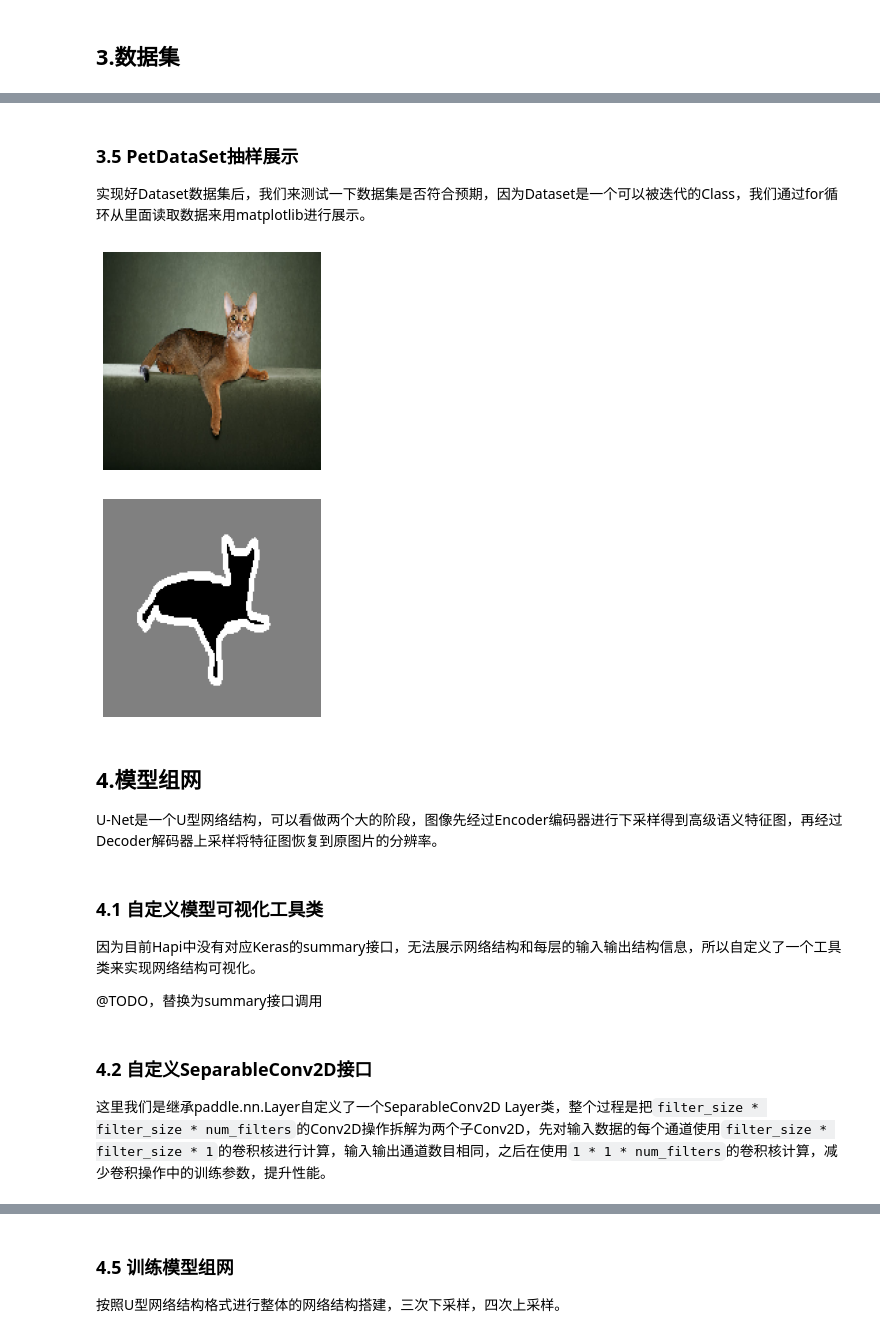
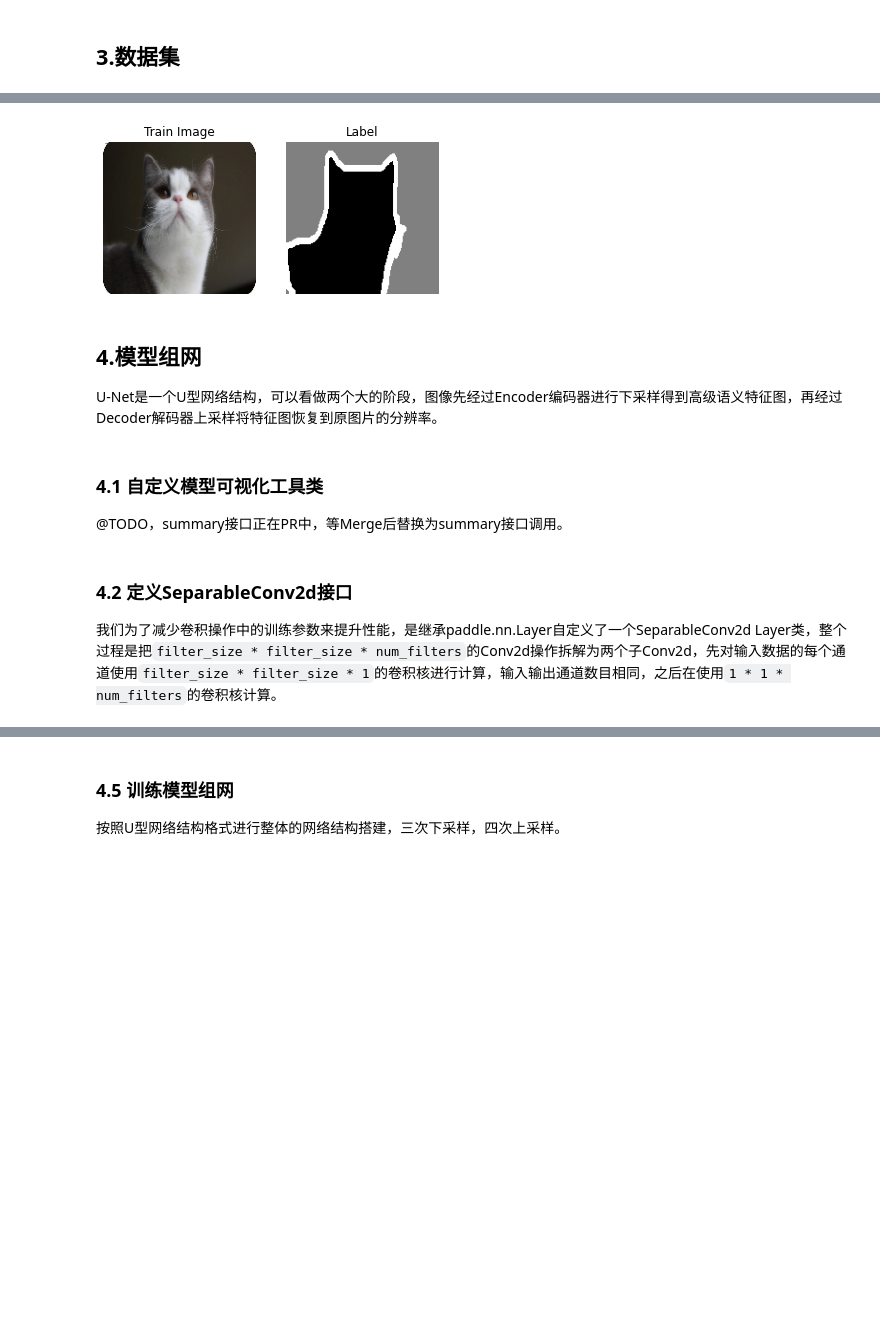
Before and after one commit to PaddlePaddle/book, a Jupyter notebook: paddle2.0_docs/image_segmentation/pets_image_segmentation_U_Net_like.ipynb, the cells around one changed output, grey strips where cells are left out. Drawn from its saved outputs; the diff is of its cells as text; code cells hidden in the pictures; blank space fills up the shorter version.

Commit message:
upgrade code that in image_segmentation from 2.0-alpha to 2.0-beta  (#879)
* image segmentation with u-net notebook

* update segmentation notebook

* upgrade code from 2.0-alpha to 2.0-beta

```diff
--- a/paddle2.0_docs/image_segmentation/pets_image_segmentation_U_Net_like.ipynb
+++ b/paddle2.0_docs/image_segmentation/pets_image_segmentation_U_Net_like.ipynb
@@ -106,0 +92,7 @@ images/Abyssinian_107.jpg | annotations/trimaps/Abyssinian_107.png
+# %%
+train_images_path = "images/"
+label_images_path = "annotations/trimaps/"
+
+print("用于训练的图片样本数量:", len([os.path.join(train_images_path, image_name)
+          for image_name in os.listdir(train_images_path)
+          if image_name.endswith('.jpg')]))
@@ -253,27 +265,29 @@ class PetDataSet(Dataset):
-# %% [markdown]
-### 3.5 PetDataSet抽样展示
-
-实现好Dataset数据集后，我们来测试一下数据集是否符合预期，因为Dataset是一个可以被迭代的Class，我们通过for循环从里面读取数据来用matplotlib进行展示。
 # %%
-import matplotlib.pyplot as plt
+# 训练数据集
+train_dataset = PetDataset(train_images_path, label_images_path, mode='train')
 
+# 验证数据集
+val_dataset = PetDataset(train_images_path, label_images_path, mode='test')
 
-for i in PetDataSet((160, 160), input_img_paths, target_img_paths):
-    # 原图
-    plt.figure()
-    plt.imshow(i[0].transpose((1, 2, 0)).astype('uint8'))
-    plt.axis("off")
-    plt.show()
+# 抽样一个数据
+image, label = train_dataset[0]
 
-    # Mask
-    plt.figure()
-    plt.imshow(np.squeeze(i[1], axis=0).astype('uint8'), cmap='gray')
-    plt.axis("off")
-    plt.show()
-    break
+# 进行图片的展示
+plt.figure()
+
+plt.subplot(1,2,1),
+plt.title('Train Image')
+plt.imshow(image.transpose((1, 2, 0)).astype('uint8'))
+plt.axis('off')
+
+plt.subplot(1,2,2),
+plt.title('Label')
+plt.imshow(np.squeeze(label, axis=0).astype('uint8'), cmap='gray')
+plt.axis('off')
+
+plt.show()
 # %% [output]
-[figure, old version]
+[figure, new version]
-[figure, removed]
 # %% [markdown]
 ## 4.模型组网
 
@@ -281,7 +295,6 @@ U-Net是一个U型网络结构，可以看做两个大的阶段，图像先经
 # %% [markdown]
 ### 4.1 自定义模型可视化工具类
 
-因为目前Hapi中没有对应Keras的summary接口，无法展示网络结构和每层的输入输出结构信息，所以自定义了一个工具类来实现网络结构可视化。
 
-@TODO，替换为summary接口调用
+@TODO，summary接口正在PR中，等Merge后替换为summary接口调用。
 # %%
@@ -341,7 +346,7 @@ class ModelTools(object):
         print(tabulate(self.debug_table_data, headers=['Layer', 'In Shape', 'Out Shape', 'Param Num'], tablefmt='pretty'))
         print('Total Params: {}'.format(self.param_total_count))
 # %% [markdown]
-### 4.2 自定义SeparableConv2D接口
+### 4.2 定义SeparableConv2d接口
 
-这里我们是继承paddle.nn.Layer自定义了一个SeparableConv2D Layer类，整个过程是把`filter_size * filter_size * num_filters`的Conv2D操作拆解为两个子Conv2D，先对输入数据的每个通道使用`filter_size * filter_size * 1`的卷积核进行计算，输入输出通道数目相同，之后在使用`1 * 1 * num_filters`的卷积核计算，减少卷积操作中的训练参数，提升性能。
+我们为了减少卷积操作中的训练参数来提升性能，是继承paddle.nn.Layer自定义了一个SeparableConv2d Layer类，整个过程是把`filter_size * filter_size * num_filters`的Conv2d操作拆解为两个子Conv2d，先对输入数据的每个通道使用`filter_size * filter_size * 1`的卷积核进行计算，输入输出通道数目相同，之后在使用`1 * 1 * num_filters`的卷积核计算。
 # %%
```
Also changed, not shown: parts of 39 cells of this notebook.
